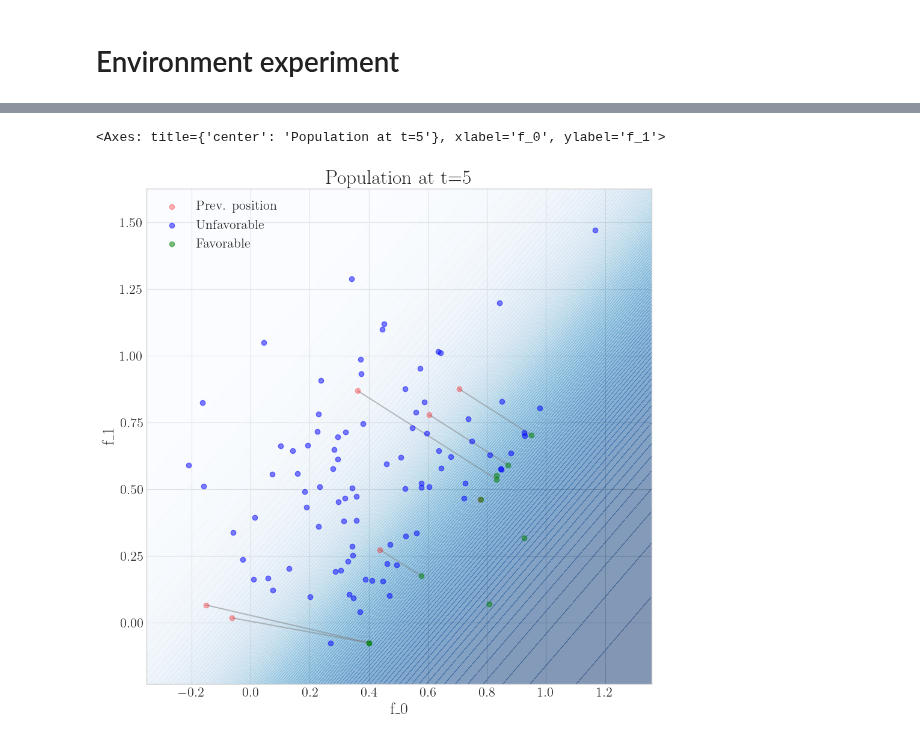
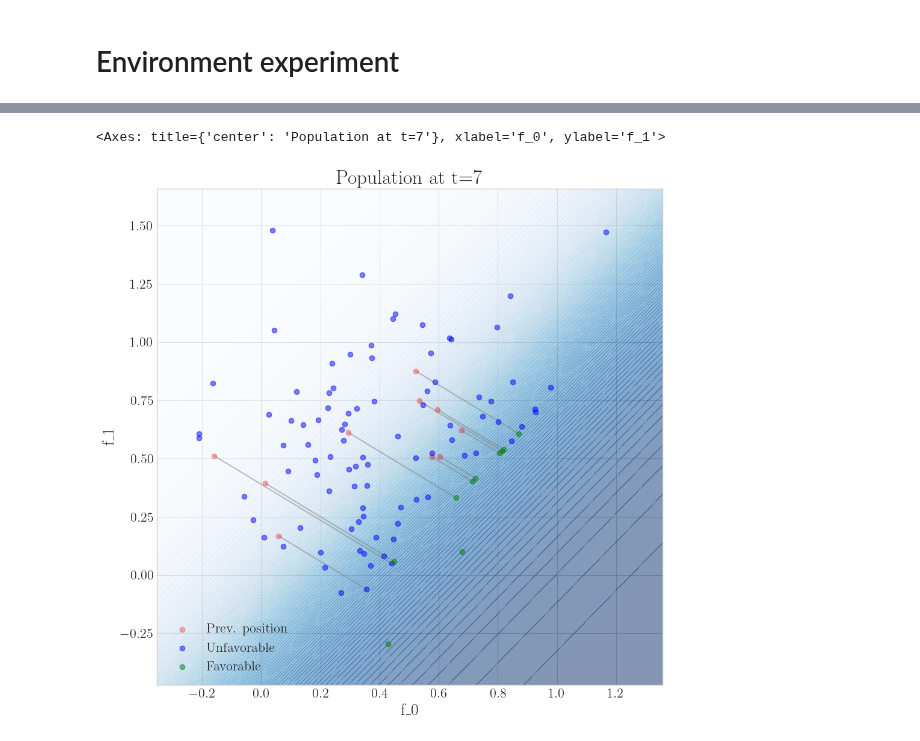
Before and after one commit to joaopfonseca/recourse-over-time, a Jupyter notebook: notebooks/4.2-CDA-environment.ipynb, the cells around one changed output, grey strips where cells are left out. Saved outputs shown, nothing was run; the diff lists cells and outputs as text; code cells hidden in the pictures.

```diff
--- a/notebooks/4.2-CDA-environment.ipynb
+++ b/notebooks/4.2-CDA-environment.ipynb
@@ -124,5 +114,5 @@ environment.plot.scatter(4)
 # %%
-environment.plot.scatter(5)
+environment.plot.scatter(7)
 # %% [output]
-<Axes: title={'center': 'Population at t=5'}, xlabel='f_0', ylabel='f_1'>
+<Axes: title={'center': 'Population at t=7'}, xlabel='f_0', ylabel='f_1'>
-[figure, old version]
+[figure, new version]
```
Also changed, not shown: parts of 11 cells of this notebook, 4 other files.
